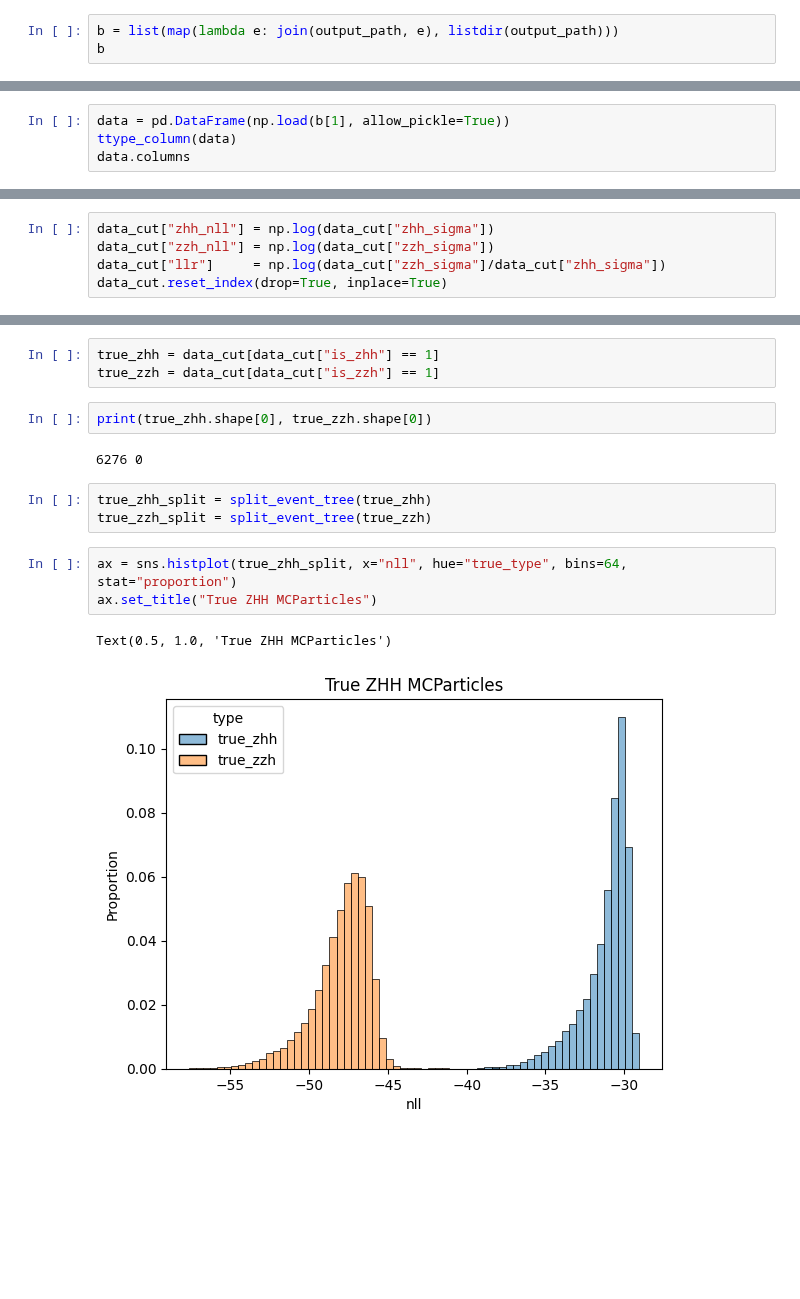
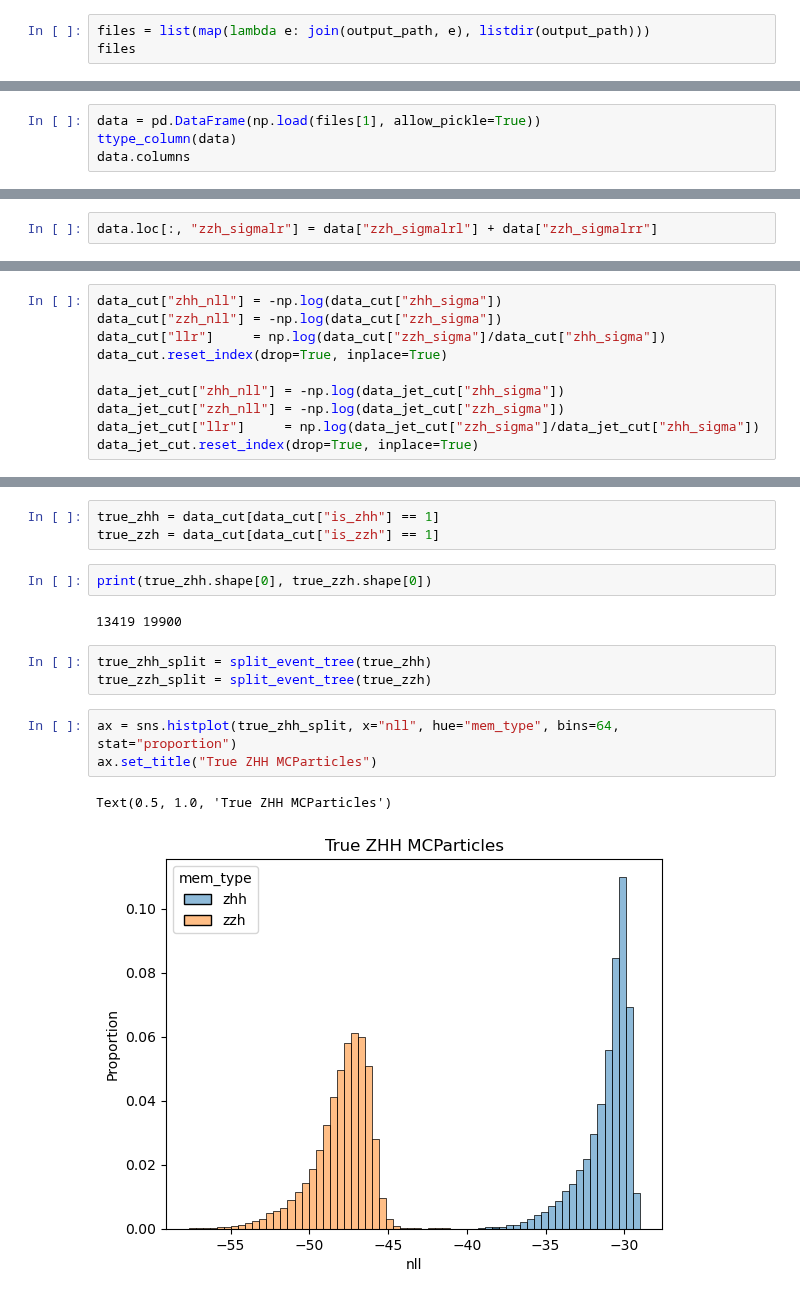
Before and after one commit to nVentis/MEM_HEP, a Jupyter notebook: view_v3.ipynb, the cells around one changed output, grey strips where cells are left out. Cells and saved outputs as stored; diff of their text form; blank space fills up the shorter version.

```diff
--- a/view_v3.ipynb
+++ b/view_v3.ipynb
@@ -89,4 +29,4 @@ def ttype_column(df, column="true_type", type_names = ["zhh", "zzh"], check = ["
 # %%
-b = list(map(lambda e: join(output_path, e), listdir(output_path)))
-b
+files = list(map(lambda e: join(output_path, e), listdir(output_path)))
+files
 # %% [output]
@@ -96,5 +57,5 @@ b
 # %%
-data = pd.DataFrame(np.load(b[1], allow_pickle=True))
+data = pd.DataFrame(np.load(files[1], allow_pickle=True))
 ttype_column(data)
 data.columns
 # %% [output]
@@ -130,3 +91,5 @@ zzh_h_py        float64
 zzh_h_pz        float64
 true_type        object
 Length: 78, dtype: object
+# %%
+data.loc[:, "zzh_sigmalr"] = data["zzh_sigmalrl"] + data["zzh_sigmalrr"]
@@ -162,8 +285,13 @@ data_cut.shape
 # %%
-data_cut["zhh_nll"] = np.log(data_cut["zhh_sigma"])
-data_cut["zzh_nll"] = np.log(data_cut["zzh_sigma"])
+data_cut["zhh_nll"] = -np.log(data_cut["zhh_sigma"])
+data_cut["zzh_nll"] = -np.log(data_cut["zzh_sigma"])
 data_cut["llr"]     = np.log(data_cut["zzh_sigma"]/data_cut["zhh_sigma"])
 data_cut.reset_index(drop=True, inplace=True)
+
+data_jet_cut["zhh_nll"] = -np.log(data_jet_cut["zhh_sigma"])
+data_jet_cut["zzh_nll"] = -np.log(data_jet_cut["zzh_sigma"])
+data_jet_cut["llr"]     = np.log(data_jet_cut["zzh_sigma"]/data_jet_cut["zhh_sigma"])
+data_jet_cut.reset_index(drop=True, inplace=True)
 # %%
 ax = sns.histplot(data_cut, x="llr", hue="true_type", bins=64, stat="proportion")
 ax.set_title("Likelihood-Analysis")
@@ -193,16 +452,16 @@ true_zzh = data_cut[data_cut["is_zzh"] == 1]
 # %%
 print(true_zhh.shape[0], true_zzh.shape[0])
 # %% [output]
-6276 0
+13419 19900
 # %%
 true_zhh_split = split_event_tree(true_zhh)
 true_zzh_split = split_event_tree(true_zzh)
 # %%
-ax = sns.histplot(true_zhh_split, x="nll", hue="true_type", bins=64, stat="proportion")
+ax = sns.histplot(true_zhh_split, x="nll", hue="mem_type", bins=64, stat="proportion")
 ax.set_title("True ZHH MCParticles")
 # %% [output]
 Text(0.5, 1.0, 'True ZHH MCParticles')
-[figure, old version]
+[figure, new version]
 # %%
 true_zzh_split.reset_index(drop=True, inplace=True)
 true_zzh_split
```
Also changed, not shown: parts of 26 cells of this notebook, 9 other files.
